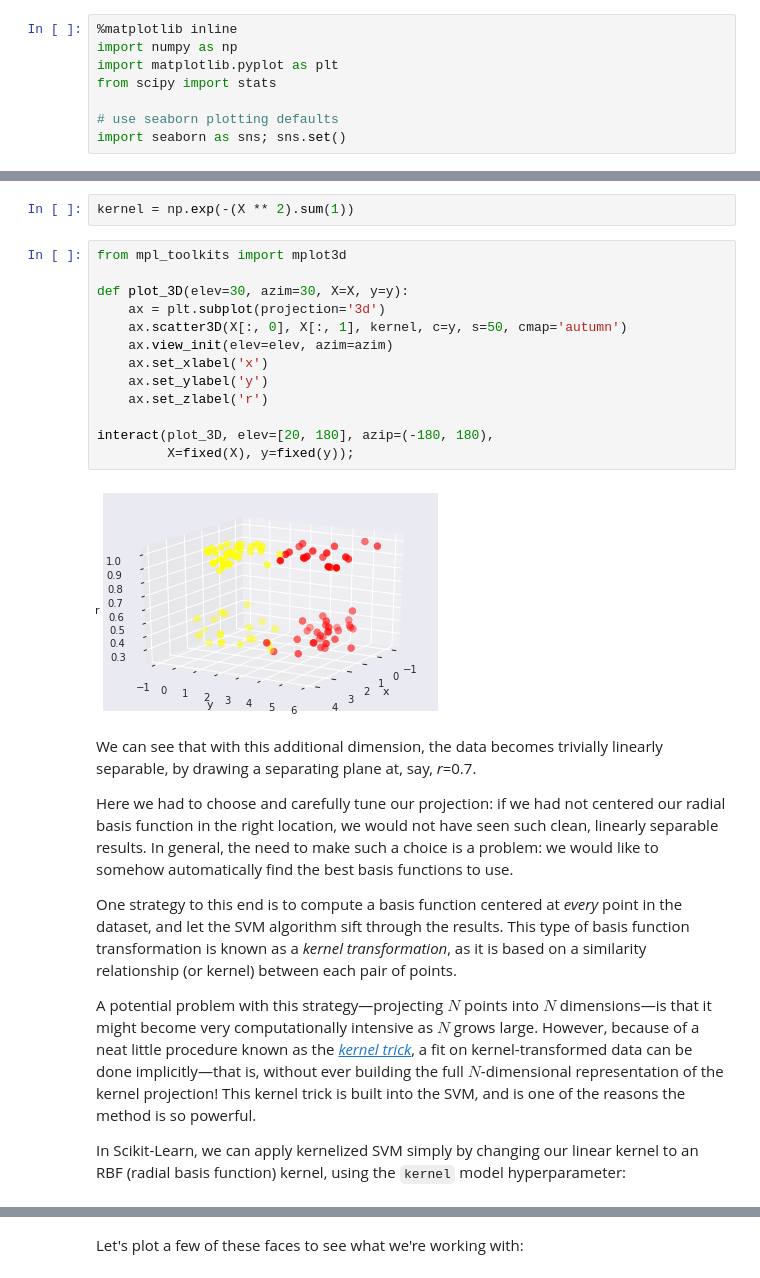
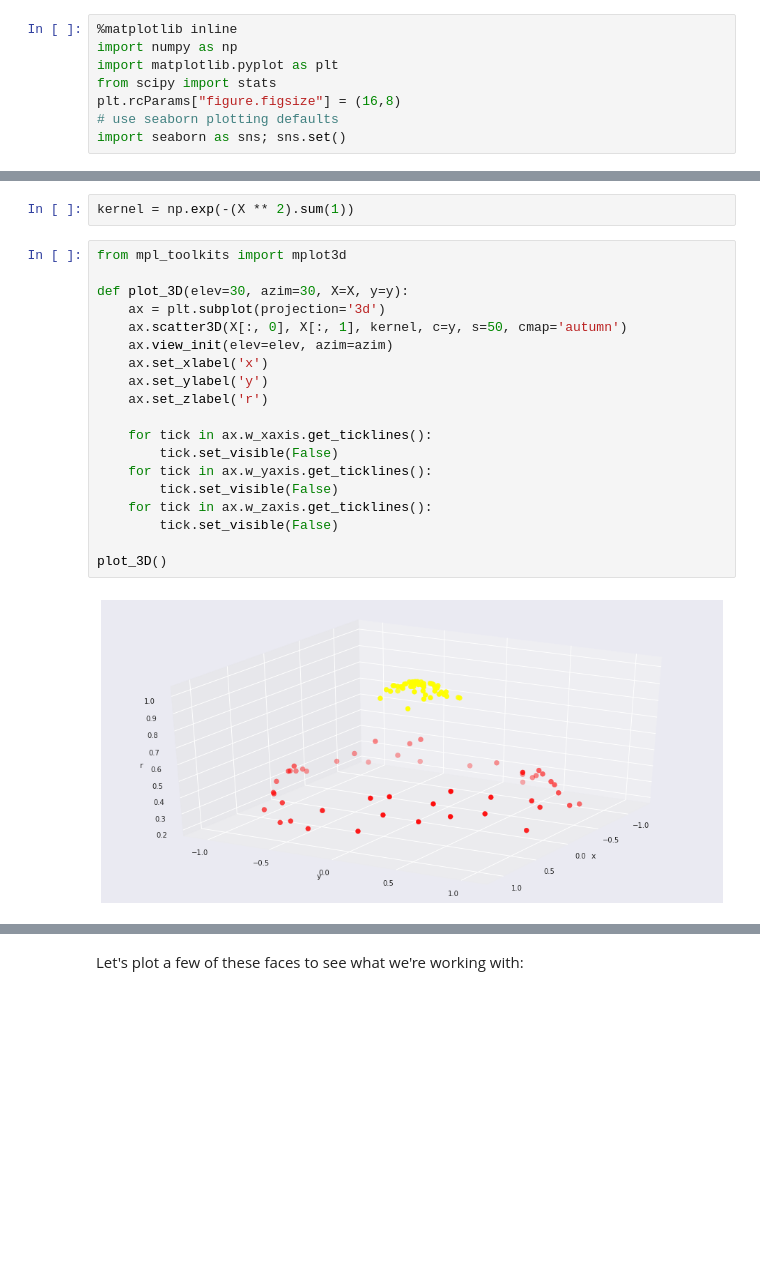
Before and after one commit to karenyyy/data_science, a Jupyter notebook: py_datasci/notebooks/05.07-Support-Vector-Machines.ipynb, the cells around one changed output, grey strips where cells are left out. Cells and saved outputs as stored; diff of their text form; blank space fills up the shorter version.

```diff
--- a/py_datasci/notebooks/05.07-Support-Vector-Machines.ipynb
+++ b/py_datasci/notebooks/05.07-Support-Vector-Machines.ipynb
@@ -5,7 +5,7 @@
 import numpy as np
 import matplotlib.pyplot as plt
 from scipy import stats
-
+plt.rcParams["figure.figsize"] = (16,8)
 # use seaborn plotting defaults
 import seaborn as sns; sns.set()
 # %% [markdown]
@@ -112,30 +110,22 @@ kernel = np.exp(-(X ** 2).sum(1))
 # %%
 from mpl_toolkits import mplot3d
 
 def plot_3D(elev=30, azim=30, X=X, y=y):
     ax = plt.subplot(projection='3d')
     ax.scatter3D(X[:, 0], X[:, 1], kernel, c=y, s=50, cmap='autumn')
     ax.view_init(elev=elev, azim=azim)
     ax.set_xlabel('x')
     ax.set_ylabel('y')
     ax.set_zlabel('r')
 
-interact(plot_3D, elev=[20, 180], azip=(-180, 180),
-         X=fixed(X), y=fixed(y));
+    for tick in ax.w_xaxis.get_ticklines():
+        tick.set_visible(False)
+    for tick in ax.w_yaxis.get_ticklines():
+        tick.set_visible(False)
+    for tick in ax.w_zaxis.get_ticklines():
+        tick.set_visible(False)
+
+plot_3D()
 # %% [output]
-[figure, old version]
+[figure, new version]
-# %% [markdown]
-We can see that with this additional dimension, the data becomes trivially linearly separable, by drawing a separating plane at, say, *r*=0.7.
-
-Here we had to choose and carefully tune our projection: if we had not centered our radial basis function in the right location, we would not have seen such clean, linearly separable results.
-In general, the need to make such a choice is a problem: we would like to somehow automatically find the best basis functions to use.
-
-One strategy to this end is to compute a basis function centered at *every* point in the dataset, and let the SVM algorithm sift through the results.
-This type of basis function transformation is known as a *kernel transformation*, as it is based on a similarity relationship (or kernel) between each pair of points.
-
-A potential problem with this strategy—projecting $N$ points into $N$ dimensions—is that it might become very computationally intensive as $N$ grows large.
-However, because of a neat little procedure known as the [*kernel trick*](https://en.wikipedia.org/wiki/Kernel_trick), a fit on kernel-transformed data can be done implicitly—that is, without ever building the full $N$-dimensional representation of the kernel projection!
-This kernel trick is built into the SVM, and is one of the reasons the method is so powerful.
-
-In Scikit-Learn, we can apply kernelized SVM simply by changing our linear kernel to an RBF (radial basis function) kernel, using the ``kernel`` model hyperparameter:
 # %%
```
Also changed, not shown: parts of 32 cells of this notebook, 13 other files.
